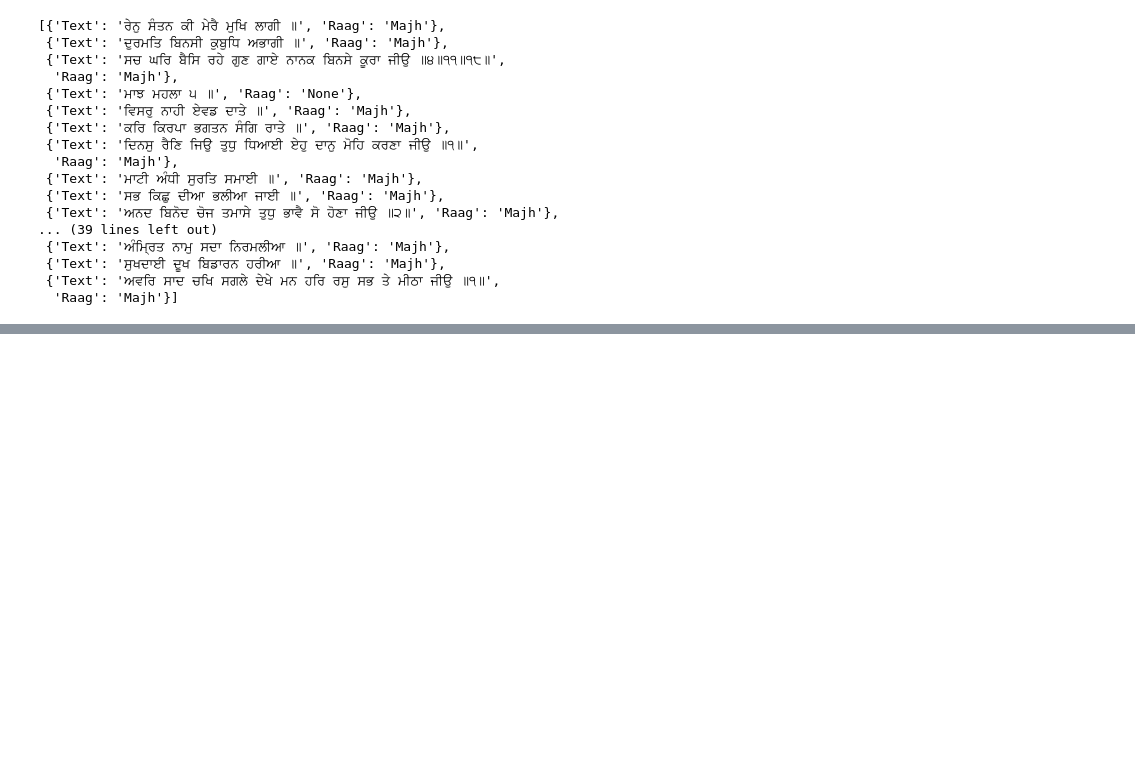
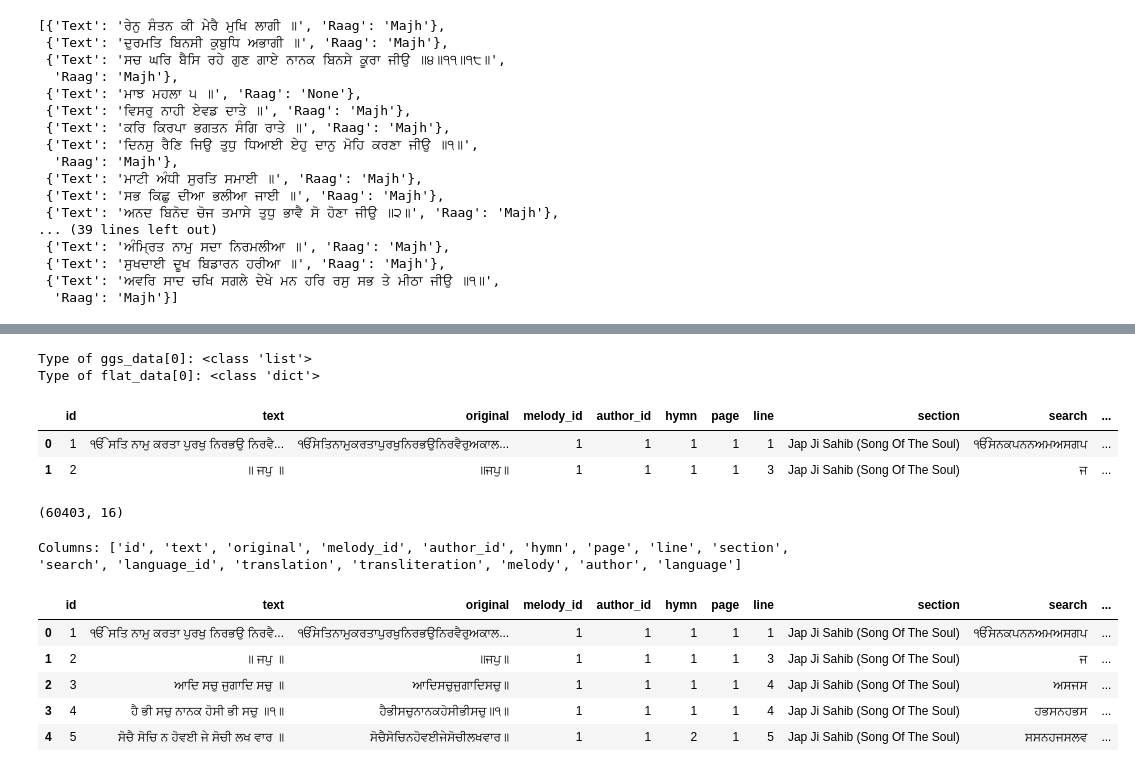
Before and after one commit to Jsingh91/Raag_Classification_Project, a Jupyter notebook: 01_Data_Ingestion.ipynb, the cells around one changed output, grey strips where cells are left out. Cells and saved outputs as stored; diff of their text form; code cells hidden in the pictures; blank space fills up the shorter version.

```diff
--- a/01_Data_Ingestion.ipynb
+++ b/01_Data_Ingestion.ipynb
@@ -90,0 +140,6 @@ clean_page
+# %%
+ggs_data = []
+with zipfile.ZipFile(file_path,'r') as my_zip_tool:
+  for filename in all_ang_files:
+    page_content = process_ang(filename,my_zip_tool)
+    ggs_data.append(page_content)
@@ -90,0 +175,5 @@ clean_page
+# %%
+flat_data = []
+for page in ggs_data:
+  for verse in page:
+    flat_data.append(verse)
@@ -90,0 +204,6 @@ clean_page
+# %%
+print(f"Type of ggs_data[0]: {type(ggs_data[1])}")
+print(f"Type of flat_data[0]: {type(flat_data[1])}")
+# %% [output]
+Type of ggs_data[0]: <class 'list'>
+Type of flat_data[0]: <class 'dict'>
@@ -90,0 +212,31 @@ clean_page
+# %%
+gurbani_data_frame.head(2)
+# %% [output]
+|  | id | text | original | melody_id | author_id | hymn | page | line | section | search | ... |
+| 0 | 1 | ੴ ਸਤਿ ਨਾਮੁ ਕਰਤਾ ਪੁਰਖੁ ਨਿਰਭਉ ਨਿਰਵੈ... | ੴਸਤਿਨਾਮੁਕਰਤਾਪੁਰਖੁਨਿਰਭਉਨਿਰਵੈਰੁਅਕਾਲ... | 1 | 1 | 1 | 1 | 1 | Jap Ji Sahib (Song Of The Soul) | ੴਸਨਕਪਨਨਅਮਅਸਗਪ | ... |
+| 1 | 2 | ॥ ਜਪੁ ॥ | ॥ਜਪੁ॥ | 1 | 1 | 1 | 1 | 3 | Jap Ji Sahib (Song Of The Soul) | ਜ | ... |
+# %%
+gurbani_data_frame.shape
+# %% [output]
+(60403, 16)
+# %%
+print(f"Columns: {gurbani_data_frame.columns.tolist()}")
+# %% [output]
+Columns: ['id', 'text', 'original', 'melody_id', 'author_id', 'hymn', 'page', 'line', 'section', 'search', 'language_id', 'translation', 'transliteration', 'melody', 'author', 'language']
+# %%
+gurbani_data_frame = pd.DataFrame(flat_data)
+# %%
+gurbani_data_frame['melody'] = gurbani_data_frame['melody'].apply(lambda x: x['melody'])
+gurbani_data_frame['author'] = gurbani_data_frame['author'].apply(lambda x: x['author'])
+gurbani_data_frame['translation'] = gurbani_data_frame['translation'].apply(lambda x: x['text'])
+gurbani_data_frame['transliteration'] = gurbani_data_frame['transliteration'].apply(lambda x: x['text'])
+gurbani_data_frame['language'] = gurbani_data_frame['language'].apply(lambda x: x['language'])
+# %%
+gurbani_data_frame.head()
+# %% [output]
+|  | id | text | original | melody_id | author_id | hymn | page | line | section | search | ... |
+| 0 | 1 | ੴ ਸਤਿ ਨਾਮੁ ਕਰਤਾ ਪੁਰਖੁ ਨਿਰਭਉ ਨਿਰਵੈ... | ੴਸਤਿਨਾਮੁਕਰਤਾਪੁਰਖੁਨਿਰਭਉਨਿਰਵੈਰੁਅਕਾਲ... | 1 | 1 | 1 | 1 | 1 | Jap Ji Sahib (Song Of The Soul) | ੴਸਨਕਪਨਨਅਮਅਸਗਪ | ... |
+| 1 | 2 | ॥ ਜਪੁ ॥ | ॥ਜਪੁ॥ | 1 | 1 | 1 | 1 | 3 | Jap Ji Sahib (Song Of The Soul) | ਜ | ... |
+| 2 | 3 | ਆਦਿ ਸਚੁ ਜੁਗਾਦਿ ਸਚੁ ॥ | ਆਦਿਸਚੁਜੁਗਾਦਿਸਚੁ॥ | 1 | 1 | 1 | 1 | 4 | Jap Ji Sahib (Song Of The Soul) | ਅਸਜਸ | ... |
+| 3 | 4 | ਹੈ ਭੀ ਸਚੁ ਨਾਨਕ ਹੋਸੀ ਭੀ ਸਚੁ ॥੧॥ | ਹੈਭੀਸਚੁਨਾਨਕਹੋਸੀਭੀਸਚੁ॥੧॥ | 1 | 1 | 1 | 1 | 4 | Jap Ji Sahib (Song Of The Soul) | ਹਭਸਨਹਭਸ | ... |
+| 4 | 5 | ਸੋਚੈ ਸੋਚਿ ਨ ਹੋਵਈ ਜੇ ਸੋਚੀ ਲਖ ਵਾਰ ॥ | ਸੋਚੈਸੋਚਿਨਹੋਵਈਜੇਸੋਚੀਲਖਵਾਰ॥ | 1 | 1 | 2 | 1 | 5 | Jap Ji Sahib (Song Of The Soul) | ਸਸਨਹਜਸਲਵ | ... |
```
Also changed, not shown: parts of 20 cells of this notebook.
